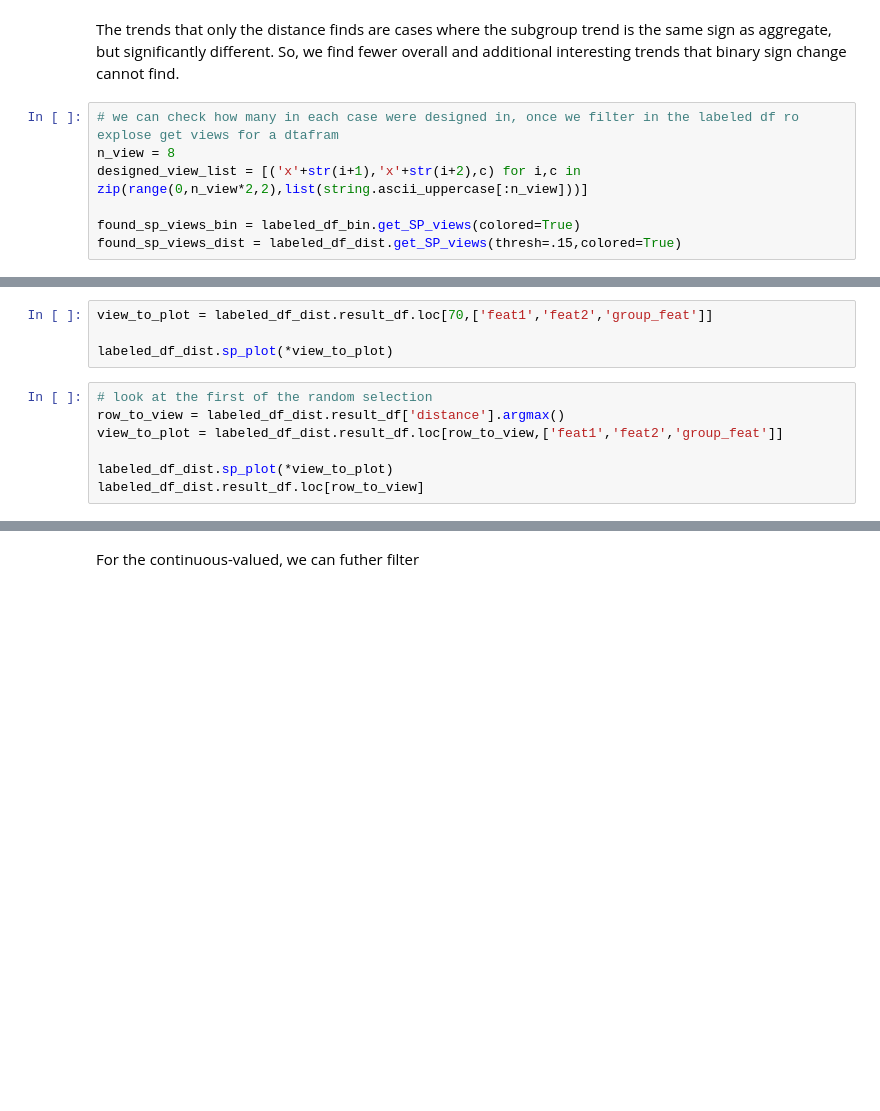
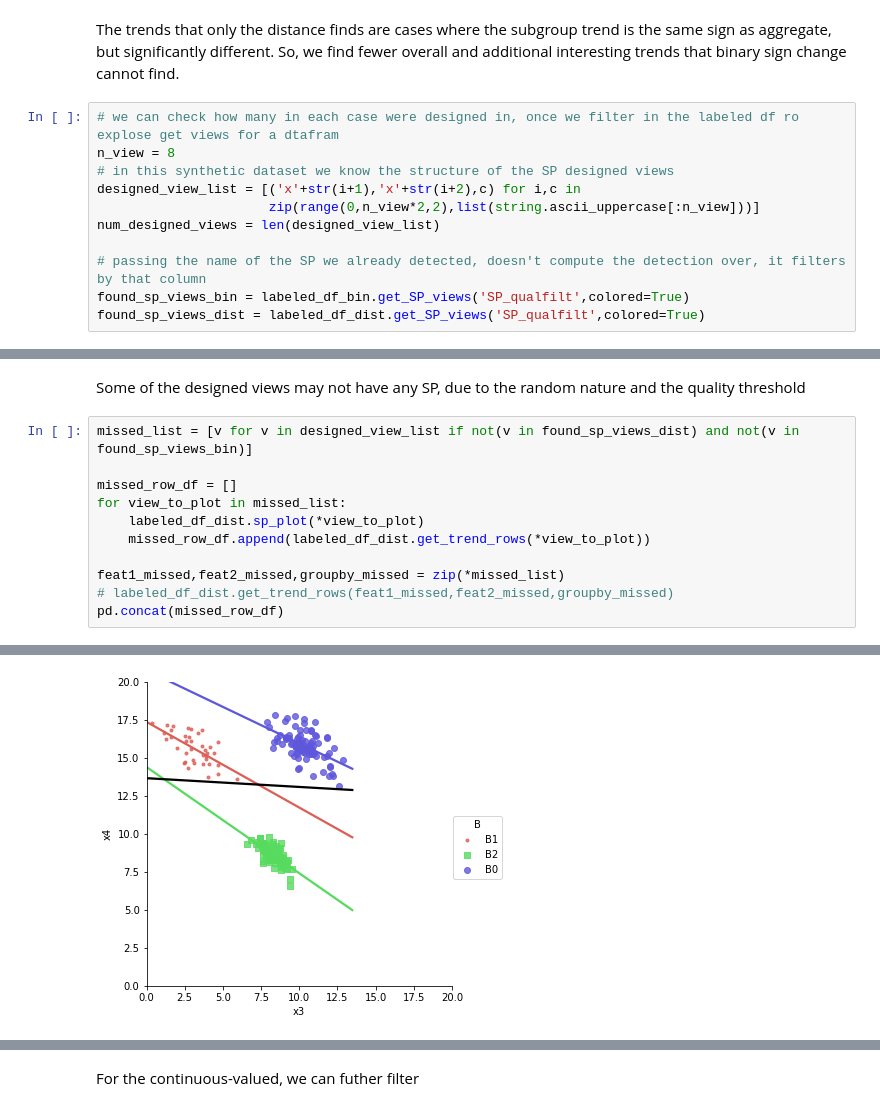
Before and after one commit to fairnessforensics/wiggum, a Jupyter notebook: research_notebooks/03_binary_v_continuous_sp_evaluation.ipynb, the cells around one changed output, grey strips where cells are left out. Drawn from its saved outputs; the diff is of its cells as text; blank space fills up the shorter version.

```diff
--- a/research_notebooks/03_binary_v_continuous_sp_evaluation.ipynb
+++ b/research_notebooks/03_binary_v_continuous_sp_evaluation.ipynb
@@ -171,7 +186,11 @@ The trends that only the distance finds are cases where the subgroup trend is th
 # %%
 # we can check how many in each case were designed in, once we filter in the labeled df ro explose get views for a dtafram
 n_view = 8
-designed_view_list = [('x'+str(i+1),'x'+str(i+2),c) for i,c in zip(range(0,n_view*2,2),list(string.ascii_uppercase[:n_view]))]
+# in this synthetic dataset we know the structure of the SP designed views
+designed_view_list = [('x'+str(i+1),'x'+str(i+2),c) for i,c in
+                      zip(range(0,n_view*2,2),list(string.ascii_uppercase[:n_view]))]
+num_designed_views = len(designed_view_list)
 
-found_sp_views_bin = labeled_df_bin.get_SP_views(colored=True)
-found_sp_views_dist = labeled_df_dist.get_SP_views(thresh=.15,colored=True)
+# passing the name of the SP we already detected, doesn't compute the detection over, it filters by that column
+found_sp_views_bin = labeled_df_bin.get_SP_views('SP_qualfilt',colored=True)
+found_sp_views_dist = labeled_df_dist.get_SP_views('SP_qualfilt',colored=True)
@@ -209,11 +196,0 @@ labeled_df_dist.get_trend_rows('x5','x6','C')
-# %%
-view_to_plot = labeled_df_dist.result_df.loc[70,['feat1','feat2','group_feat']]
-
-labeled_df_dist.sp_plot(*view_to_plot)
-# %%
-# look at the first of the random selection
-row_to_view = labeled_df_dist.result_df['distance'].argmax()
-view_to_plot = labeled_df_dist.result_df.loc[row_to_view,['feat1','feat2','group_feat']]
-
-labeled_df_dist.sp_plot(*view_to_plot)
-labeled_df_dist.result_df.loc[row_to_view]
@@ -219,0 +221,14 @@ labeled_df_dist.result_df.loc[row_to_view]
+# %% [markdown]
+Some of the designed views may not have any SP, due to the random nature and the quality threshold
+# %%
+missed_list = [v for v in designed_view_list if not(v in found_sp_views_dist) and not(v in found_sp_views_bin)]
+
+missed_row_df = []
+for view_to_plot in missed_list:
+    labeled_df_dist.sp_plot(*view_to_plot)
+    missed_row_df.append(labeled_df_dist.get_trend_rows(*view_to_plot))
+
+feat1_missed,feat2_missed,groupby_missed = zip(*missed_list)
+# labeled_df_dist.get_trend_rows(feat1_missed,feat2_missed,groupby_missed)
+pd.concat(missed_row_df)
+# %% [output]
@@ -219,0 +252 @@ labeled_df_dist.result_df.loc[row_to_view]
+[figure, added]
```
Also changed, not shown: parts of 32 cells of this notebook.
